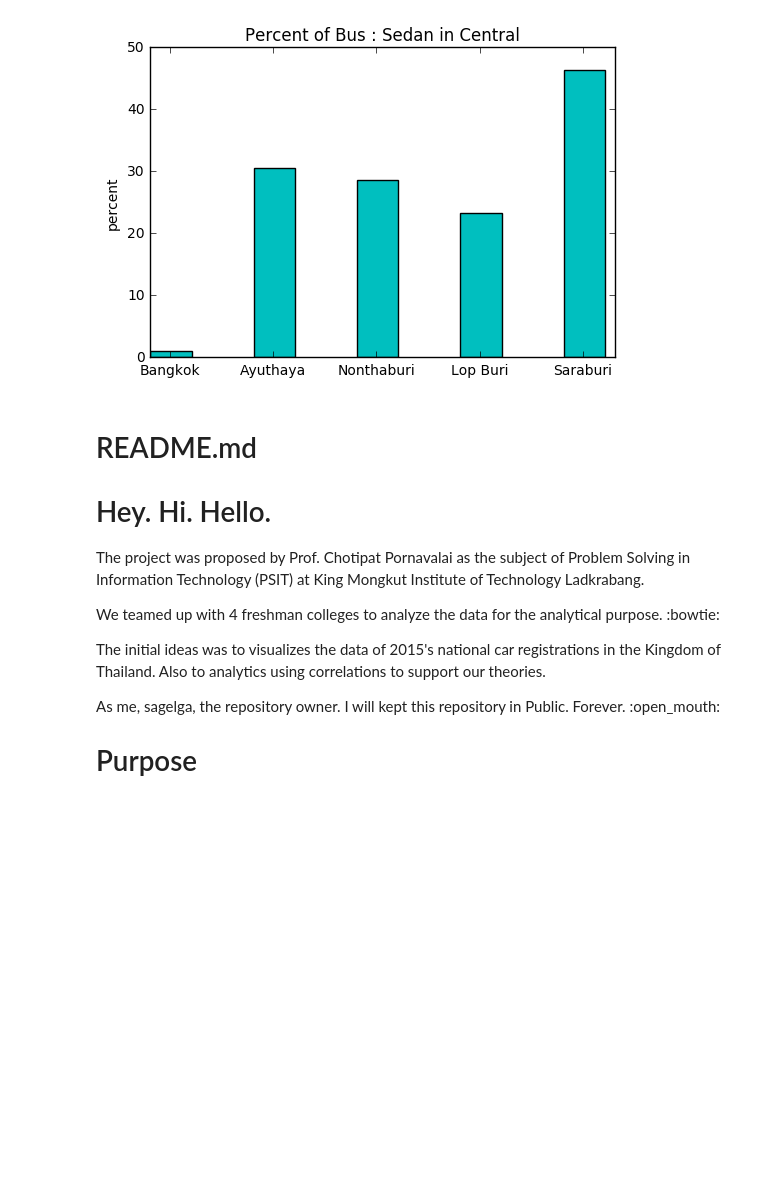
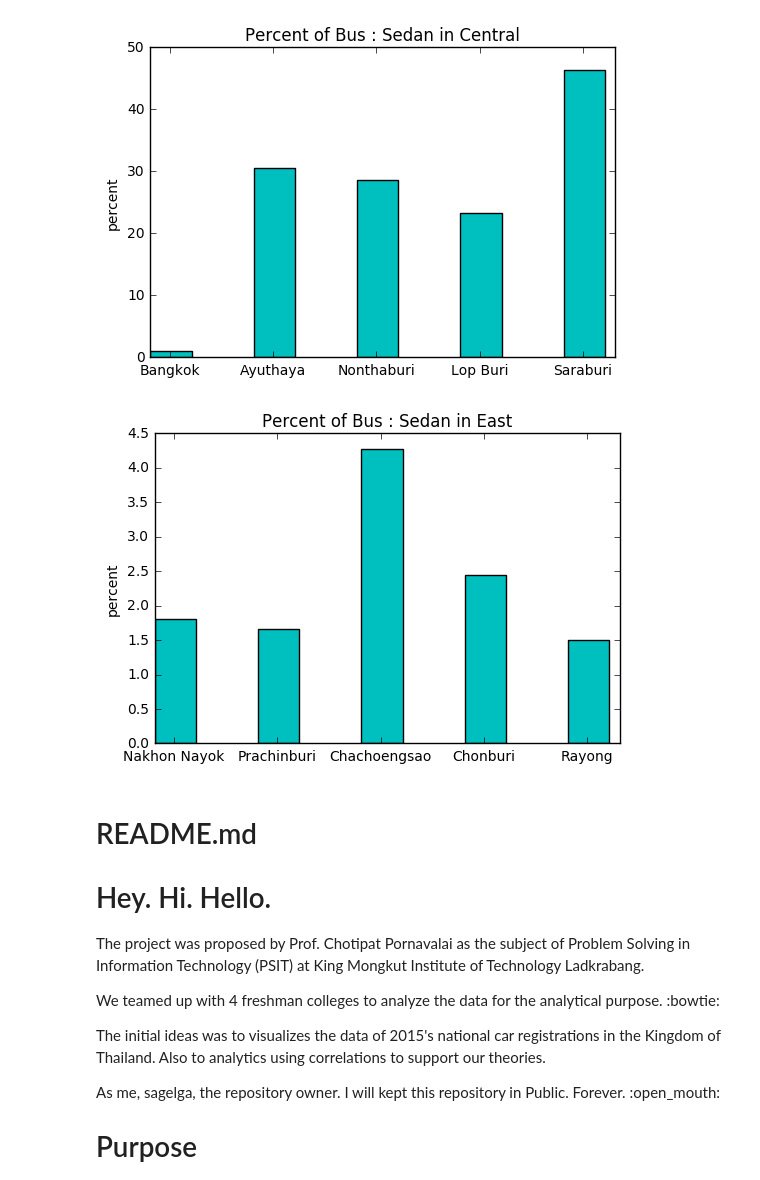
Before and after one commit to sagelga/psit-project, a Jupyter notebook: PSIT Project Data Analysis.ipynb, the cells around one changed output. Saved outputs shown, nothing was run; the diff lists cells and outputs as text; code cells hidden in the pictures; blank space fills up the shorter version.

```diff
--- a/PSIT Project Data Analysis.ipynb
+++ b/PSIT Project Data Analysis.ipynb
@@ -291,6 +291,32 @@ def central_bkk():
 central_bkk()
 # %% [output]
 [figure]
+# %%
+import matplotlib.pyplot as plt
+"""this fuction has shown number of sedan cars users and bus in East"""
+def east():
+    positions = [1, 3, 5, 7, 9]
+    y2 = [(20471+369)/20471, (40202+670)/40202, (53766+2299)/53766, (248767+6091)/248767, (133334+1996)/133334]
+          #Bus:Sedan
+    sedan_per_bus = []
+    for i in range(len(y2)):
+        sedan_per_bus.append((y2[i]-1)*100)
+        #translate data into percent
+    p1 = plt.bar(positions, sedan_per_bus, label='Sedan per Bus in East', color='c')
+    # plot bar graph
+    pos = [1.375,3.375,5.375,7.375,9.375]
+    # position of bar graph's names
+    plt.ylabel('percent')
+    # y axis name
+    plt.title('Percent of Bus : Sedan in East')
+    # title name
+    plt.xticks(pos, ('Nakhon Nayok','Prachinburi','Chachoengsao','Chonburi','Rayong'))
+    # bar graph's name
+    plt.show()
+    # show bar graph
+east()
+# %% [output]
+[figure, added]
 # %% [markdown]
 # README.md
 
```
Also changed, not shown: parts of 3 cells of this notebook.
